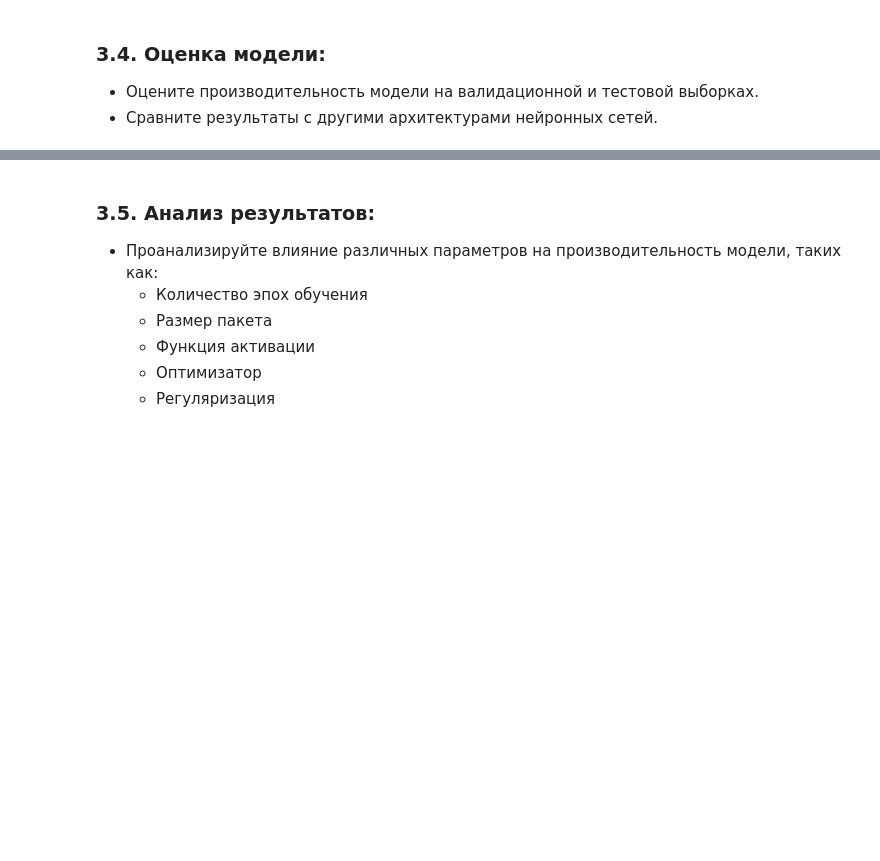
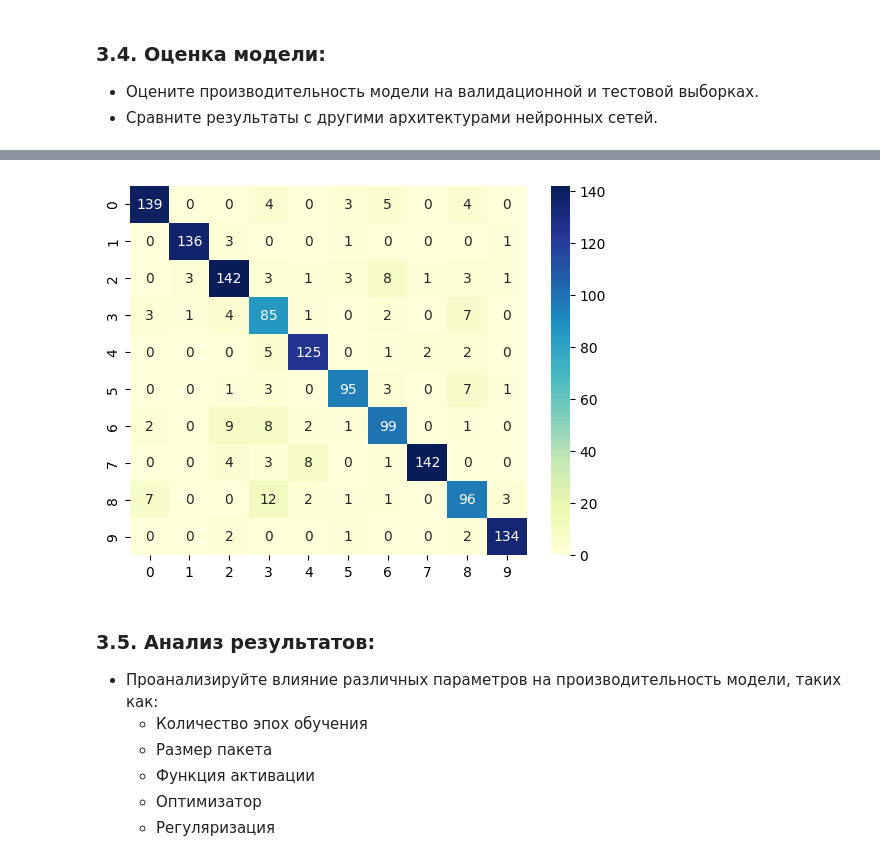
Before and after one commit to vadim13213/neural_networks, a Jupyter notebook: 5. Архитектуры СНС и Transfer Learning/Практическая_работа_№5_Архитектуры_НС_и_Transfer_Learning.ipynb, the cells around one changed output, grey strips where cells are left out. Cells and saved outputs as stored; diff of their text form; code cells hidden in the pictures; blank space fills up the shorter version.

```diff
--- a/5. Архитектуры СНС и Transfer Learning/Практическая_работа_№5_Архитектуры_НС_и_Transfer_Learning.ipynb
+++ b/5. Архитектуры СНС и Transfer Learning/Практическая_работа_№5_Архитектуры_НС_и_Transfer_Learning.ipynb
@@ -343,0 +681,15 @@ plt.show()
+# %%
+# Получим прогнозы по тестовым даннным
+Y_pred = my_model.predict(X_test, batch_size=32)
+
+# Преобразуем вероятности в метки классов
+Y_pred = Y_pred.argmax(axis=1)
+Y_test = Y_test.argmax(axis=1)
+
+# Вычисляем матрицу ошибок
+conf_mat = confusion_matrix(Y_test, Y_pred)
+
+# Визуализируем матрицу ошибок
+sns.heatmap(conf_mat, annot=True, fmt="d", cmap="YlGnBu")
+plt.show()
+# %% [output]
@@ -344,3 +697,4 @@ plt.show()
+[figure, added]
 # %% [markdown]
 ### **3.5. Анализ результатов:**
   * Проанализируйте влияние различных параметров на производительность модели, таких как:
```
Also changed, not shown: parts of 37 cells of this notebook.
